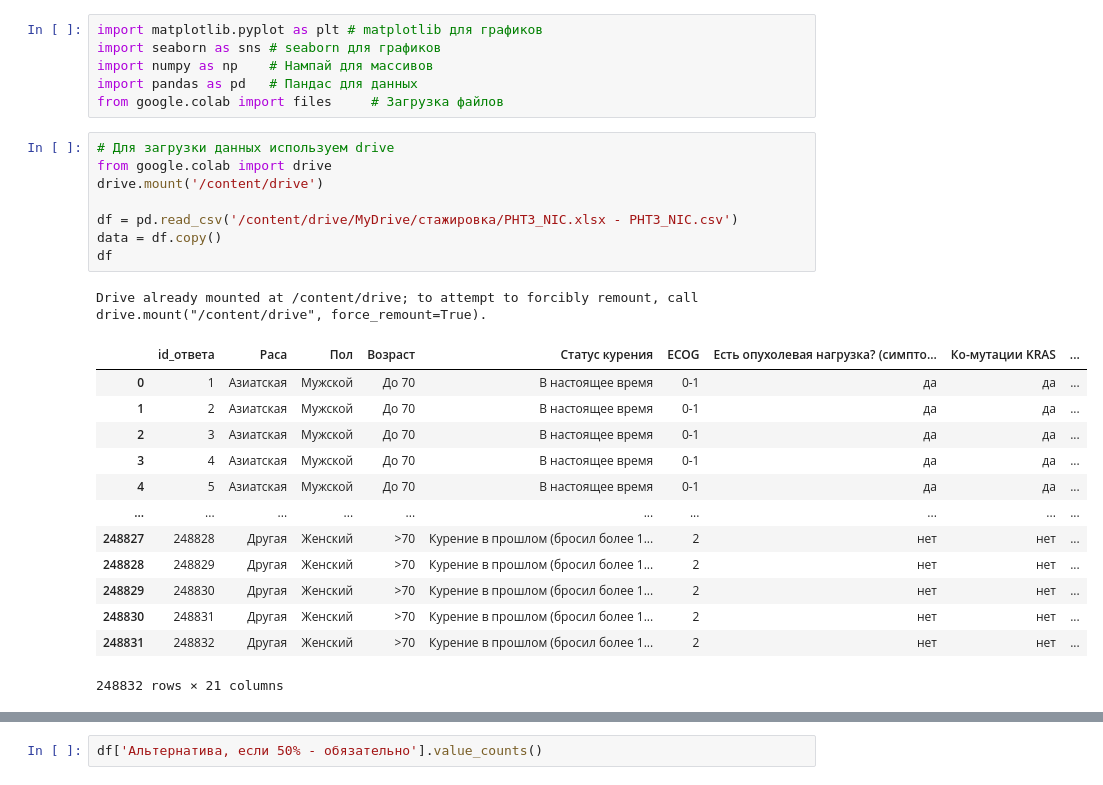
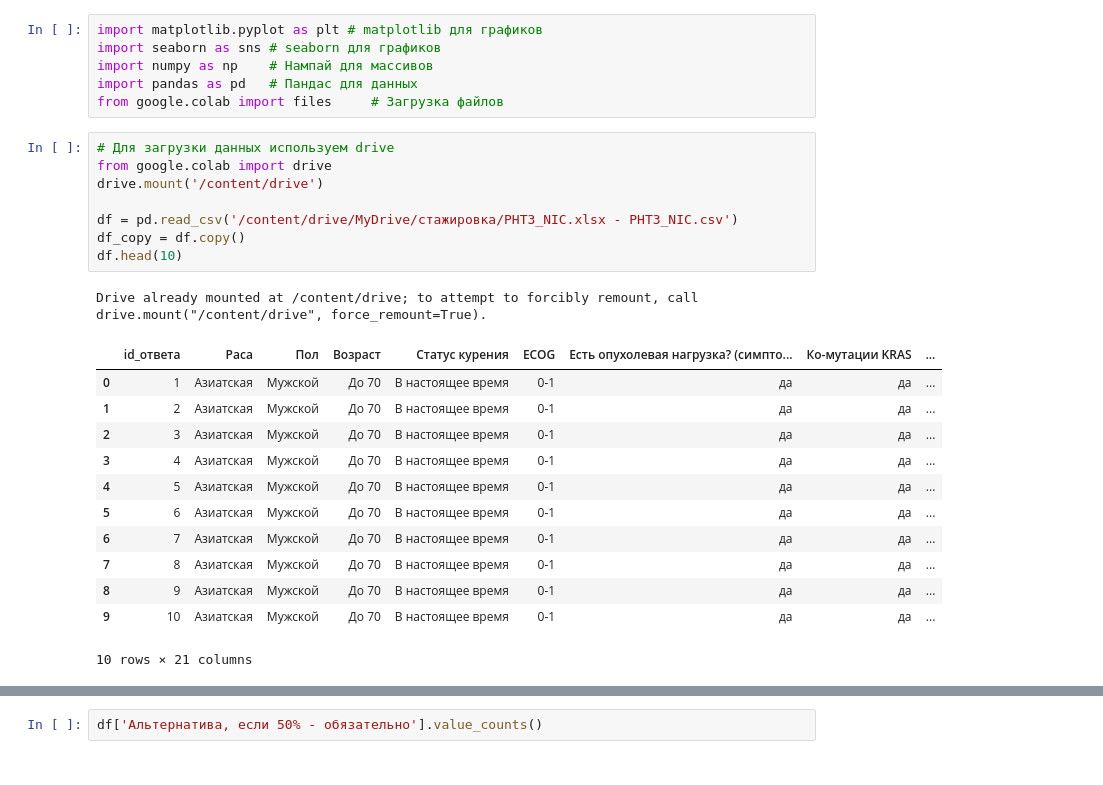
Before and after one commit to Exkluzive88/Project_train, a Jupyter notebook: НИЦ_ПВК_РАК3_степень.ipynb, the cells around one changed output, grey strips where cells are left out. Drawn from its saved outputs; the diff is of its cells as text.

```diff
--- a/НИЦ_ПВК_РАК3_степень.ipynb
+++ b/НИЦ_ПВК_РАК3_степень.ipynb
@@ -9,23 +9,22 @@ from google.colab import files     # Загрузка файлов
 # %%
 # Для загрузки данных используем drive
 from google.colab import drive
 drive.mount('/content/drive')
 
 df = pd.read_csv('/content/drive/MyDrive/стажировка/PHT3_NIC.xlsx - PHT3_NIC.csv')
-data = df.copy()
-df
+df_copy = df.copy()
+df.head(10)
 # %% [output]
 Drive already mounted at /content/drive; to attempt to forcibly remount, call drive.mount("/content/drive", force_remount=True).
 |  | id_ответа | Раса | Пол | Возраст | Статус курения | ECOG | Есть опухолевая нагрузка? (симпто... | Ко-мутации KRAS | ... |
 | 0 | 1 | Азиатская | Мужской | До 70 | В настоящее время | 0-1 | да | да | ... |
 | 1 | 2 | Азиатская | Мужской | До 70 | В настоящее время | 0-1 | да | да | ... |
 | 2 | 3 | Азиатская | Мужской | До 70 | В настоящее время | 0-1 | да | да | ... |
 | 3 | 4 | Азиатская | Мужской | До 70 | В настоящее время | 0-1 | да | да | ... |
 | 4 | 5 | Азиатская | Мужской | До 70 | В настоящее время | 0-1 | да | да | ... |
-| ... | ... | ... | ... | ... | ... | ... | ... | ... | ... |
-| 248827 | 248828 | Другая | Женский | >70 | Курение в прошлом (бросил более 1... | 2 | нет | нет | ... |
-| 248828 | 248829 | Другая | Женский | >70 | Курение в прошлом (бросил более 1... | 2 | нет | нет | ... |
-| 248829 | 248830 | Другая | Женский | >70 | Курение в прошлом (бросил более 1... | 2 | нет | нет | ... |
-| 248830 | 248831 | Другая | Женский | >70 | Курение в прошлом (бросил более 1... | 2 | нет | нет | ... |
-| 248831 | 248832 | Другая | Женский | >70 | Курение в прошлом (бросил более 1... | 2 | нет | нет | ... |
+| 5 | 6 | Азиатская | Мужской | До 70 | В настоящее время | 0-1 | да | да | ... |
+| 6 | 7 | Азиатская | Мужской | До 70 | В настоящее время | 0-1 | да | да | ... |
+| 7 | 8 | Азиатская | Мужской | До 70 | В настоящее время | 0-1 | да | да | ... |
+| 8 | 9 | Азиатская | Мужской | До 70 | В настоящее время | 0-1 | да | да | ... |
+| 9 | 10 | Азиатская | Мужской | До 70 | В настоящее время | 0-1 | да | да | ... |
-248832 rows × 21 columns
+10 rows × 21 columns
```
Also changed, not shown: parts of 25 cells of this notebook.
